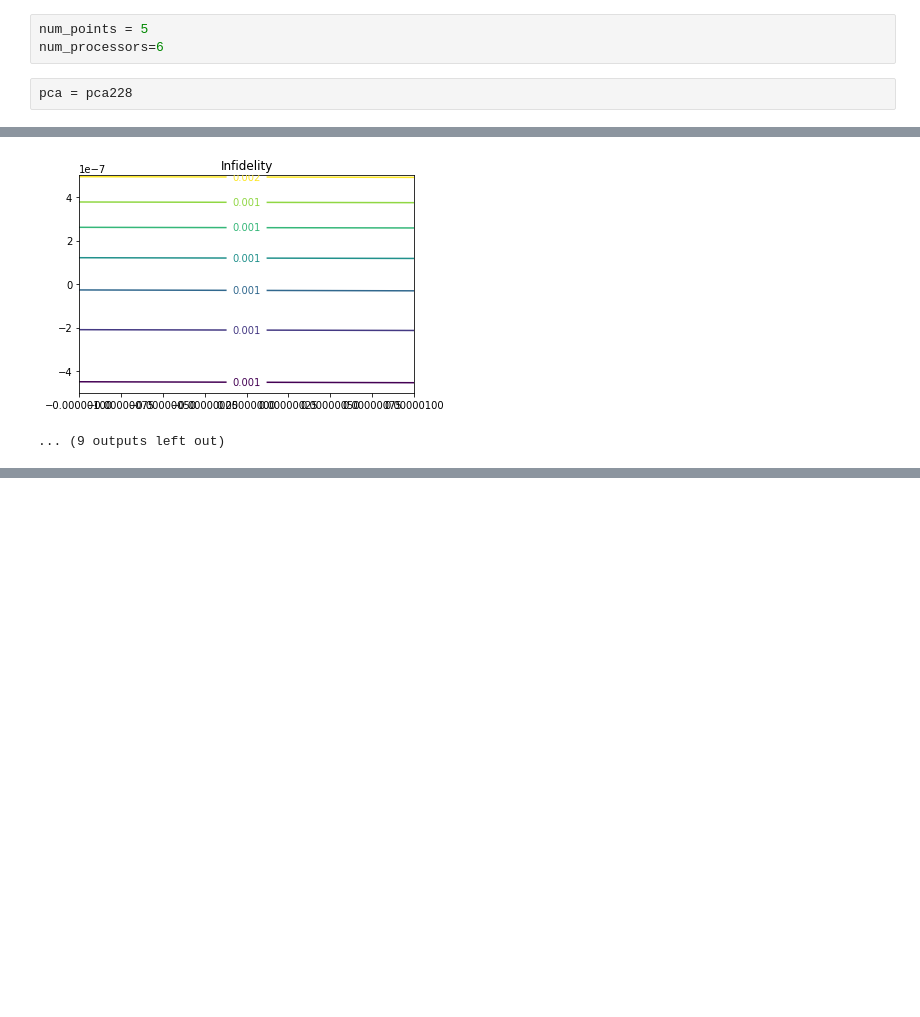
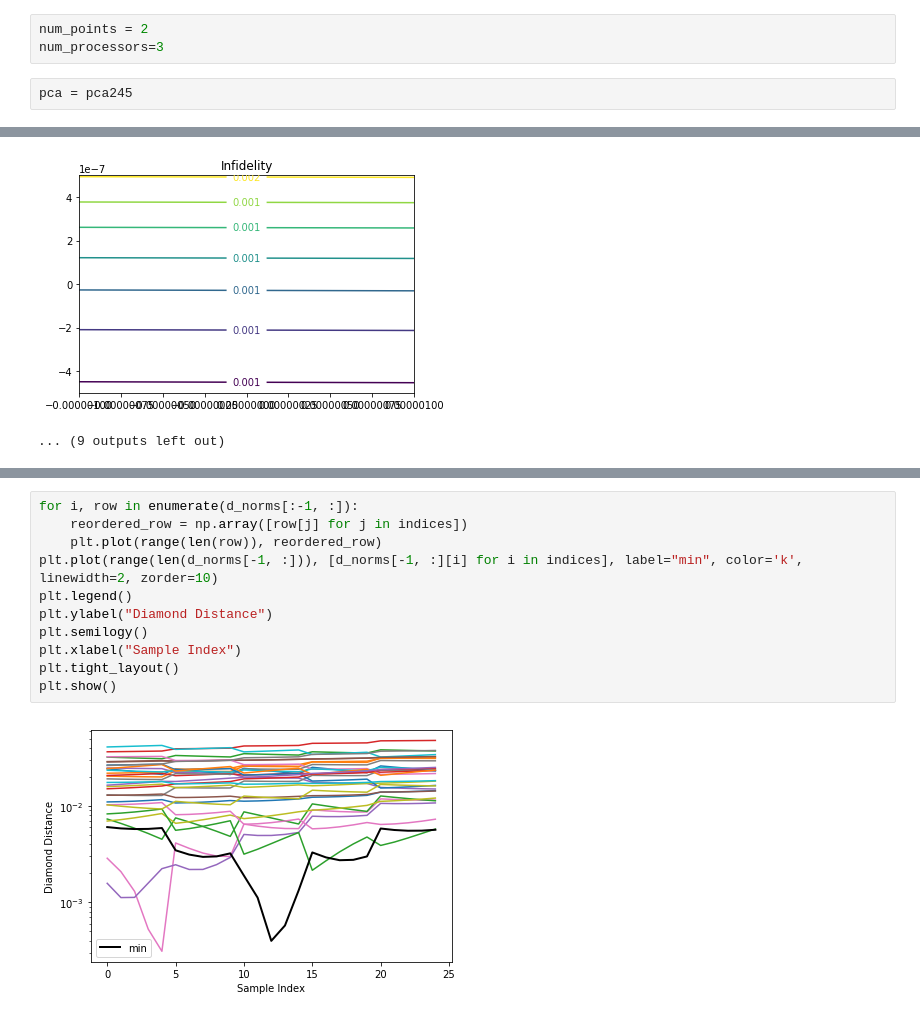
Before and after one commit to ampolloreno/decorrelating_errors, a Jupyter notebook: data/raw_data/Example data unpacking.ipynb, the cells around one changed output, grey strips where cells are left out. Drawn from its saved outputs; the diff is of its cells as text; blank space fills up the shorter version.

Commit message:
Updating Notebook with diamond norm computations, and updating the tex document a  bit

```diff
--- a/data/raw_data/Example data unpacking.ipynb
+++ b/data/raw_data/Example data unpacking.ipynb
@@ -54,10 +55,10 @@ These objects have the following attributes:
 
 'time' the total time the algorithm took
 # %%
-num_points = 5
-num_processors=6
+num_points = 2
+num_processors=3
 # %%
-pca = pca228
+pca = pca245
 # %% [markdown]
 # The first plot here varies over each detuning individually, and produces a number of plots equal to the number of controls we have (Like in the paper currently)
 
@@ -266,0 +389,13 @@ for fid in fidelities:
+# %%
+for i, row in enumerate(d_norms[:-1, :]):
+    reordered_row = np.array([row[j] for j in indices])
+    plt.plot(range(len(row)), reordered_row)
+plt.plot(range(len(d_norms[-1, :])), [d_norms[-1, :][i] for i in indices], label="min", color='k', linewidth=2, zorder=10)
+plt.legend()
+plt.ylabel("Diamond Distance")
+plt.semilogy()
+plt.xlabel("Sample Index")
+plt.tight_layout()
+plt.show()
+# %% [output]
+[figure, added]
```
Also changed, not shown: parts of 5 cells of this notebook, 3 other files.
